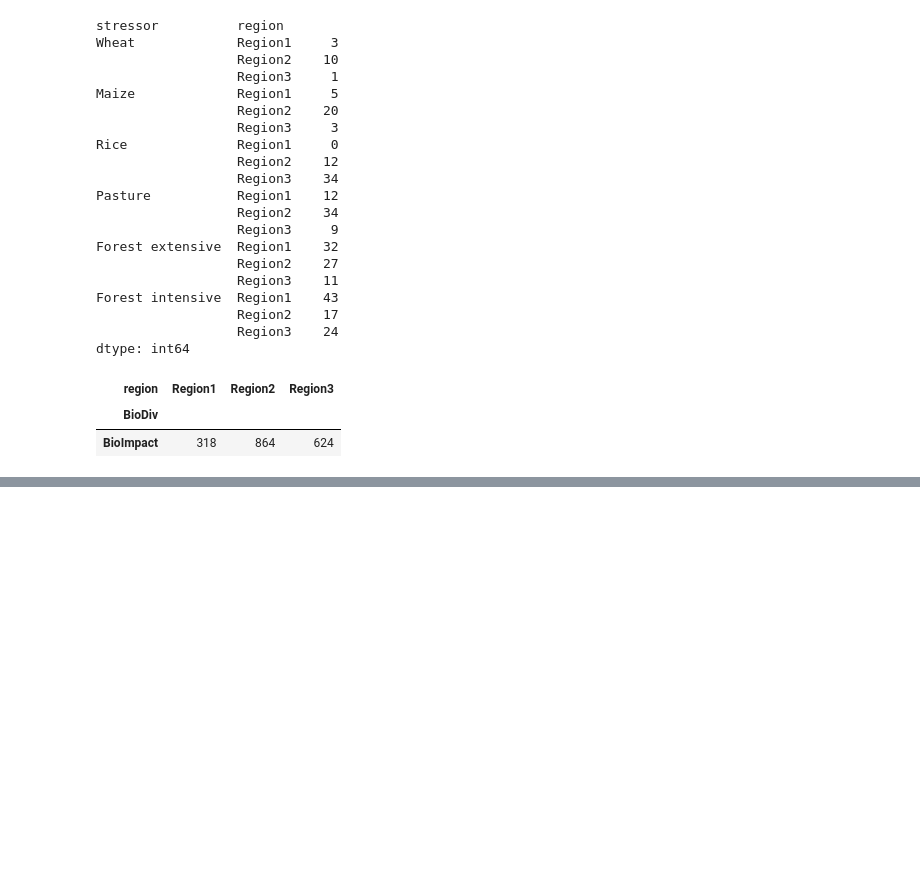
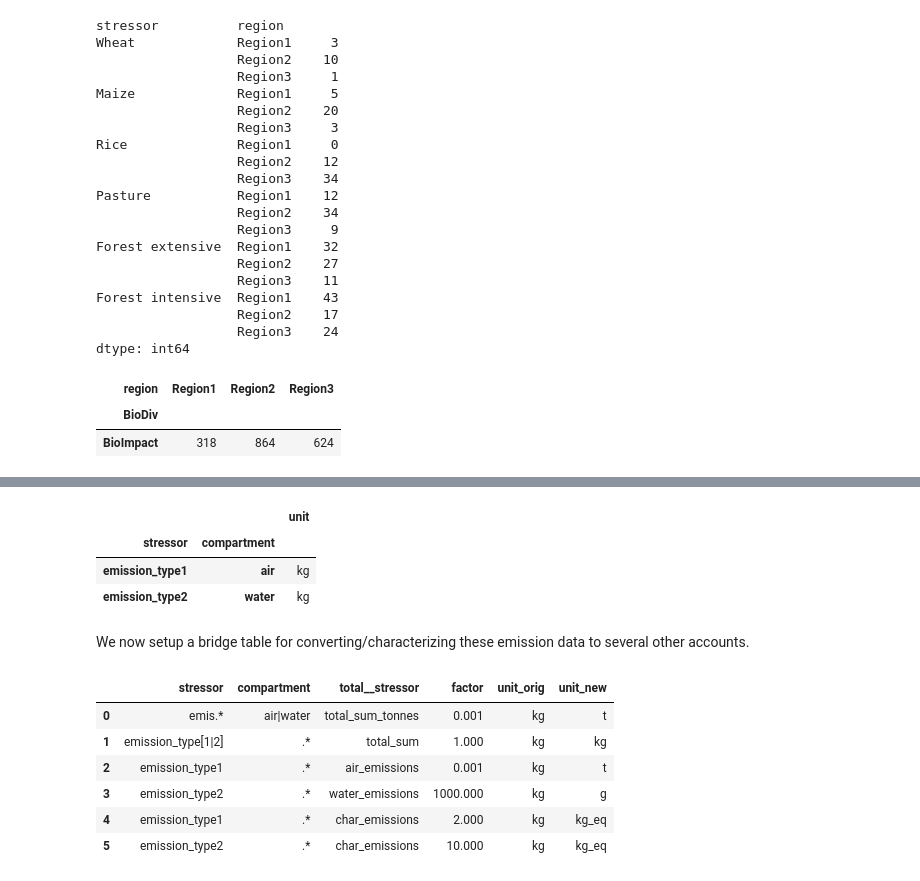
Before and after one commit to IndEcol/pymrio, a Jupyter notebook: doc/source/notebooks/convert.ipynb, the cells around one changed output, grey strips where cells are left out. Drawn from its saved outputs; the diff is of its cells as text; code cells hidden in the pictures; blank space fills up the shorter version.

```diff
--- a/doc/source/notebooks/convert.ipynb
+++ b/doc/source/notebooks/convert.ipynb
@@ -420,0 +455,38 @@ This bridge table has to follow a specific format, depending on the table to be
+# %%
+mrio.emissions.unit
+# %% [output]
+|  |  | unit |
+| stressor | compartment |  |
+| emission_type1 | air | kg |
+| emission_type2 | water | kg |
+# %% [markdown]
+We now setup a bridge table for converting/characterizing these emission data
+to several other accounts.
+# %%
+emis_bridge = pd.DataFrame(
+    columns=[
+        "stressor",
+        "compartment",
+        "total__stressor",
+        "factor",
+        "unit_orig",
+        "unit_new",
+    ],
+    data=[
+        ["emis.*", "air|water", "total_sum_tonnes", 1e-3, "kg", "t"],
+        ["emission_type[1|2]", ".*", "total_sum", 1, "kg", "kg"],
+        ["emission_type1", ".*", "air_emissions", 1e-3, "kg", "t"],
+        ["emission_type2", ".*", "water_emissions", 1000, "kg", "g"],
+        ["emission_type1", ".*", "char_emissions", 2, "kg", "kg_eq"],
+        ["emission_type2", ".*", "char_emissions", 10, "kg", "kg_eq"],
+    ],
+)
+emis_bridge
+# %% [output]
+|  | stressor | compartment | total__stressor | factor | unit_orig | unit_new |
+| 0 | emis.* | air|water | total_sum_tonnes | 0.001 | kg | t |
+| 1 | emission_type[1|2] | .* | total_sum | 1.000 | kg | kg |
+| 2 | emission_type1 | .* | air_emissions | 0.001 | kg | t |
+| 3 | emission_type2 | .* | water_emissions | 1000.000 | kg | g |
+| 4 | emission_type1 | .* | char_emissions | 2.000 | kg | kg_eq |
+| 5 | emission_type2 | .* | char_emissions | 10.000 | kg | kg_eq |
```
Also changed, not shown: parts of 20 cells of this notebook, 2 other files.
